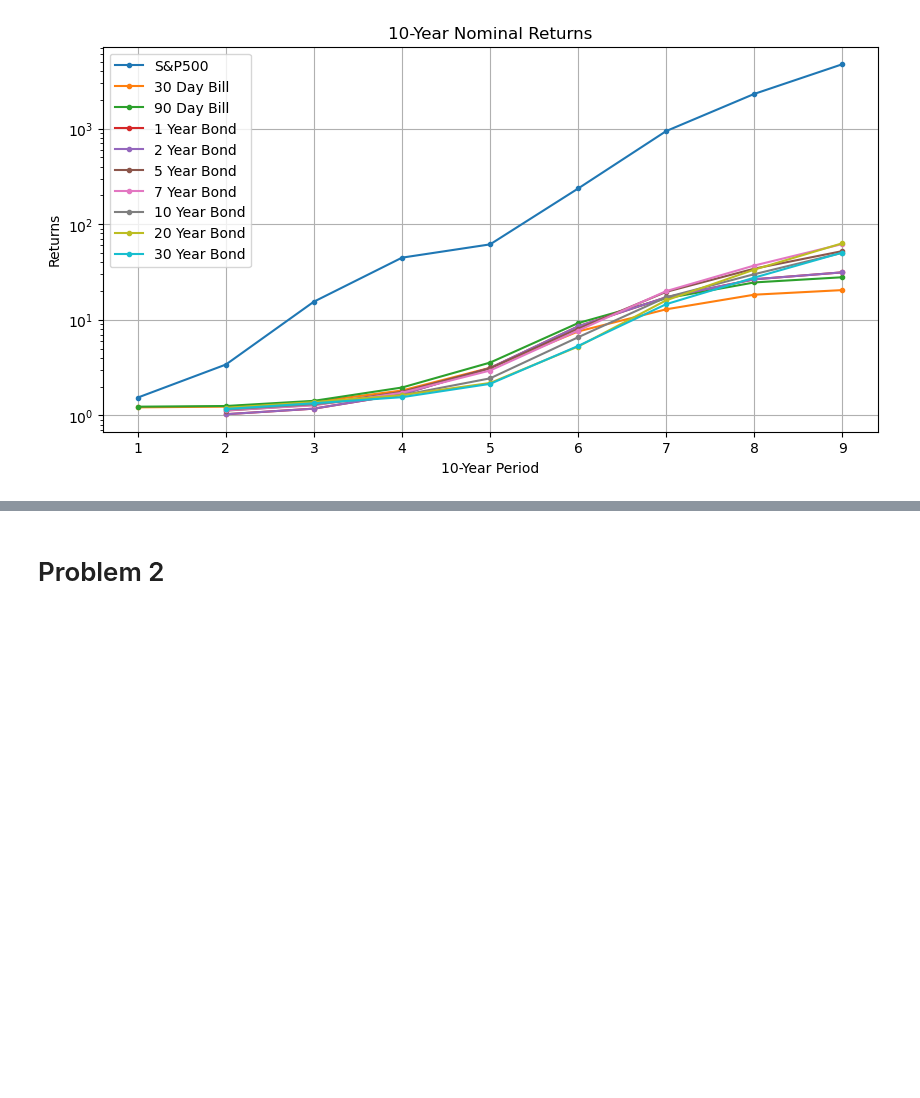
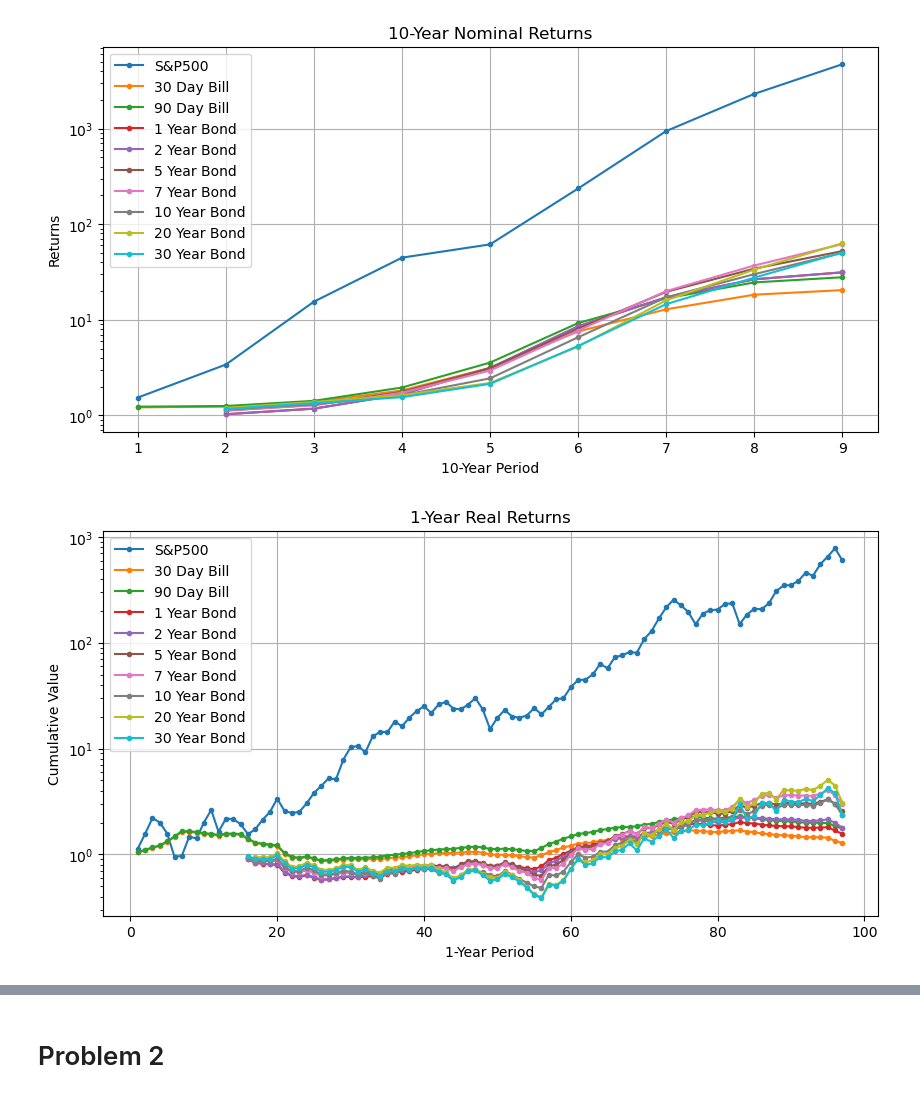
Before and after one commit to pathmarkoak/bufn400, a Jupyter notebook: Homeworks/Homework 1/Modeling long-term equity returns.ipynb, the cells around one changed output, grey strips where cells are left out. Cells and saved outputs as stored; diff of their text form; code cells hidden in the pictures; blank space fills up the shorter version.

```diff
--- a/Homeworks/Homework 1/Modeling long-term equity returns.ipynb
+++ b/Homeworks/Homework 1/Modeling long-term equity returns.ipynb
@@ -254,13 +242,12 @@ plt.show()
 # %% [output]
 [figure]
 # %%
-# Making plots of cumulative returns over previous 3 years:
-# Nominal returns:
+# Making plots of cumulative nominal returns over previous 10 years:
 sp500_annual_returns = []
 t30_ar, t90_ar, b1_ar, b2_ar, b5_ar, b7_ar, b10_ar, b20_ar, b30_ar = [], [], [], [], [], [], [], [], []
 i = 120
 while i <= 1165:
-    sp500_annual_returns.append(sp500_cum['vwretd'][i])
+    sp500_annual_returns.append(sp500_cum[i])
     t30_ar.append(t30_cum[i])
     t90_ar.append(t90_cum[i])
     b1_ar.append(b1_cum[i])
@@ -333,0 +283,22 @@ plt.show()
+# %%
+# Making plots of cumulative real returns over previous 1 year:
+sp500_annual_returns, t30_ar, t90_ar, b1_ar, b2_ar, b5_ar, b7_ar, b10_ar, b20_ar, b30_ar = [], [], [], [], [], [], [], [], [], []
+
+plt.figure(figsize=(10, 5))
+plt.title('1-Year Real Returns')
+plt.xlabel('1-Year Period')
+plt.ylabel('Cumulative Value')
+
+for i in investments:
+    points = []
+    j = 12
+    while j <= 1165:
+        points.append(rets[i][j])
+        j += 12
+    plt.semilogy([i for i in range(1, 98)], points, label= names[i], linestyle='-', marker='o', markersize=3)
+
+plt.grid(True)
+plt.legend()
+plt.show()
+# %% [output]
+[figure, added]
```
Also changed, not shown: parts of 23 cells of this notebook.
